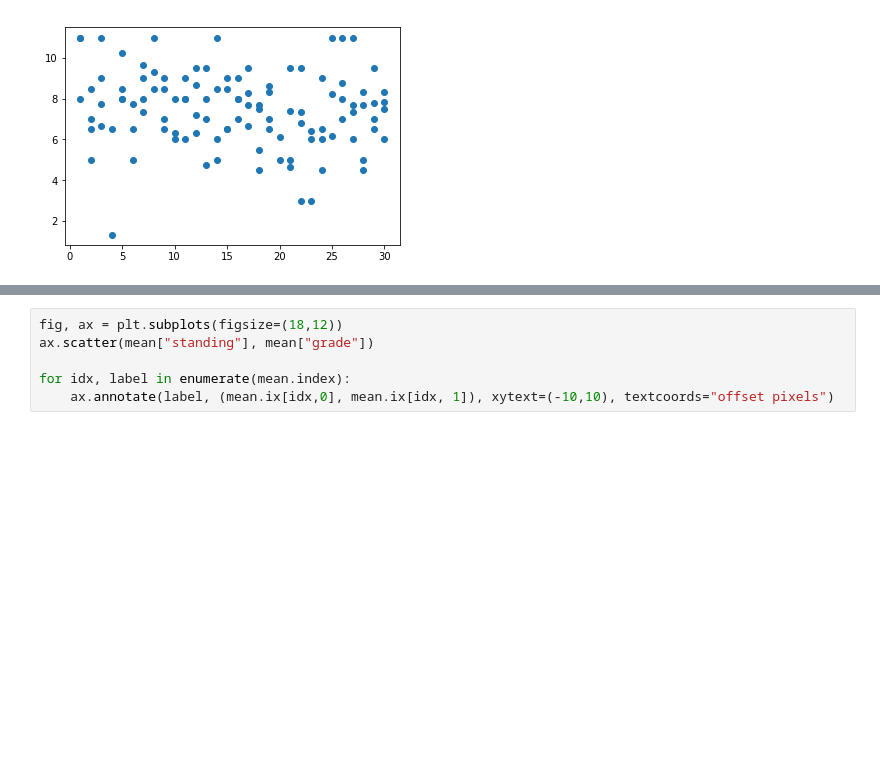
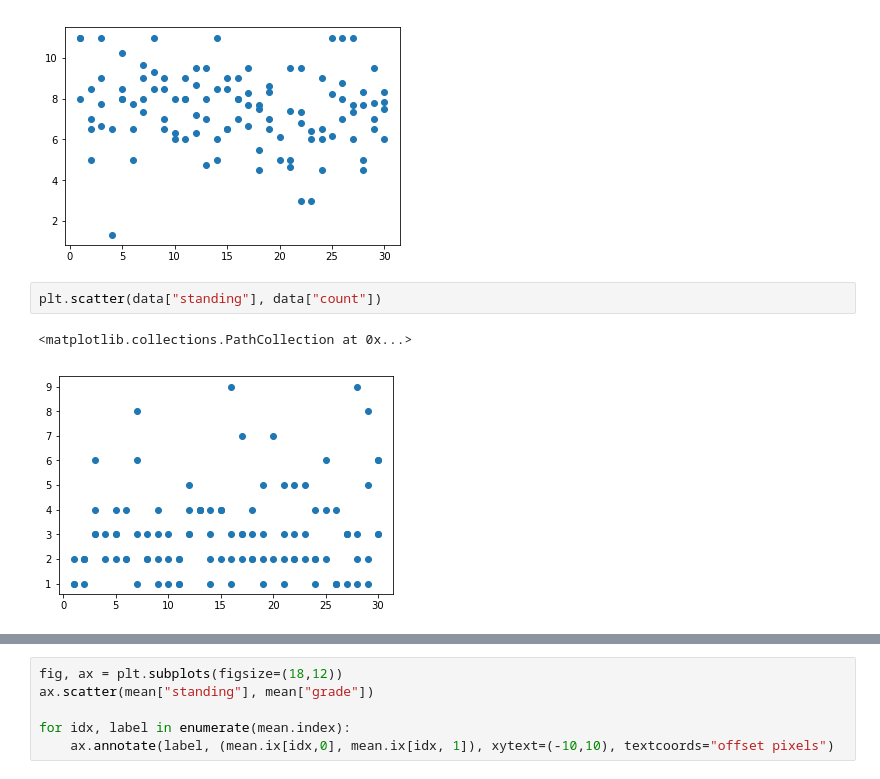
Before and after one commit to Torminator/TradesEvaluation, a Jupyter notebook: 1stTradeAnalysis.ipynb, the cells around one changed output, grey strips where cells are left out. Drawn from its saved outputs; the diff is of its cells as text; blank space fills up the shorter version.

```diff
--- a/1stTradeAnalysis.ipynb
+++ b/1stTradeAnalysis.ipynb
@@ -52,4 +53,9 @@ plt.scatter(data["standing"], data["grade"])
 # %% [output]
 <matplotlib.collections.PathCollection at 0x...>
 [figure]
+# %%
+plt.scatter(data["standing"], data["count"])
+# %% [output]
+<matplotlib.collections.PathCollection at 0x...>
+[figure, added]
 # %%
```
Also changed, not shown: parts of 13 cells of this notebook.
